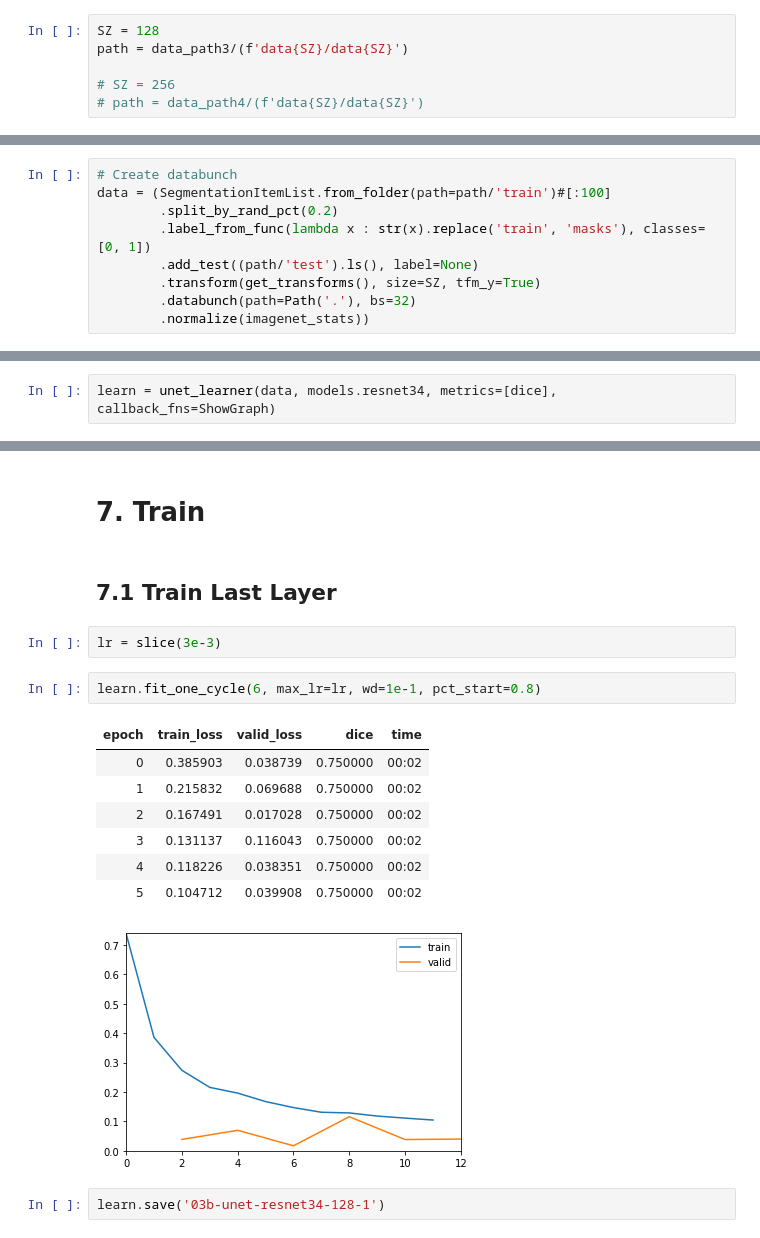
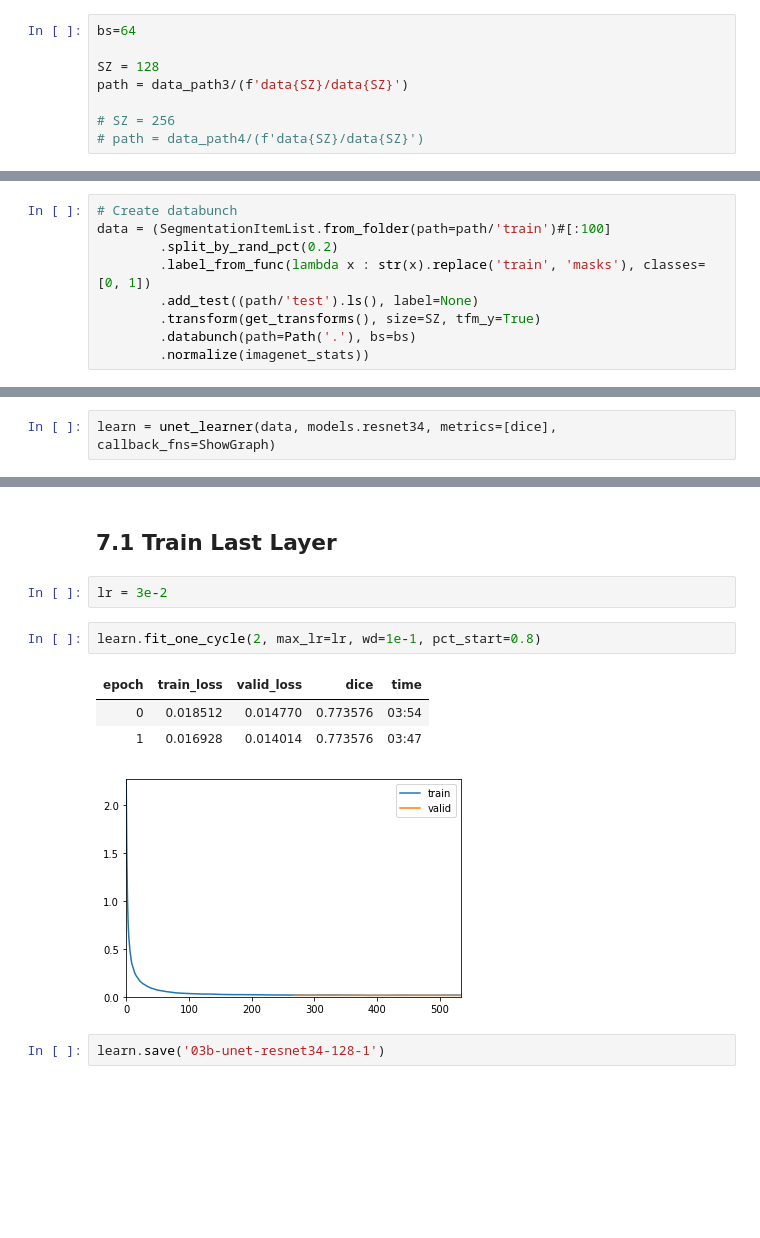
Before and after one commit to gnoparus/bualabs, a Jupyter notebook: nbs/03b-image-segmentation-siim-acr-pneumothorax-segmentation.ipynb, the cells around one changed output, grey strips where cells are left out. Drawn from its saved outputs; the diff is of its cells as text; blank space fills up the shorter version.

```diff
--- a/nbs/03b-image-segmentation-siim-acr-pneumothorax-segmentation.ipynb
+++ b/nbs/03b-image-segmentation-siim-acr-pneumothorax-segmentation.ipynb
@@ -280,6 +281,8 @@ Nothing to see
 # %% [markdown]
 เมื่อเราได้รูปด้านบนมาแล้ว เพื่อความสำดวก เราจะแปลงทั้งหมดเป็นไฟล์รูป .png แล้ว Resize เป็นขนาดต่าง ๆ ใส่ไว้ใน Folder ที่กำหนด ซึ่งมีคนทำไว้ให้เราแล้ว เราก็ไป Download มาใน Dataset3 และ 4
 # %%
+bs=64
+
 SZ = 128
 path = data_path3/(f'data{SZ}/data{SZ}')
 
@@ -310,7 +313,7 @@ data = (SegmentationItemList.from_folder(path=path/'train')#[:100]
         .label_from_func(lambda x : str(x).replace('train', 'masks'), classes=[0, 1])
         .add_test((path/'test').ls(), label=None)
         .transform(get_transforms(), size=SZ, tfm_y=True)
-        .databunch(path=Path('.'), bs=32)
+        .databunch(path=Path('.'), bs=bs)
         .normalize(imagenet_stats))
 # %%
 data.show_batch(rows=3, figsize=(12, 12))
@@ -330,20 +341,14 @@ learn.recorder.plot()
-# %% [markdown]
-# 7. Train
 # %% [markdown]
 ## 7.1 Train Last Layer
 # %%
-lr = slice(3e-3)
+lr = 3e-2
 # %%
-learn.fit_one_cycle(6, max_lr=lr, wd=1e-1, pct_start=0.8)
+learn.fit_one_cycle(2, max_lr=lr, wd=1e-1, pct_start=0.8)
 # %% [output]
 | epoch | train_loss | valid_loss | dice | time |
-| 0 | 0.385903 | 0.038739 | 0.750000 | 00:02 |
-| 1 | 0.215832 | 0.069688 | 0.750000 | 00:02 |
-| 2 | 0.167491 | 0.017028 | 0.750000 | 00:02 |
-| 3 | 0.131137 | 0.116043 | 0.750000 | 00:02 |
-| 4 | 0.118226 | 0.038351 | 0.750000 | 00:02 |
-| 5 | 0.104712 | 0.039908 | 0.750000 | 00:02 |
+| 0 | 0.018512 | 0.014770 | 0.773576 | 03:54 |
+| 1 | 0.016928 | 0.014014 | 0.773576 | 03:47 |
-[figure, old version]
+[figure, new version]
 # %%
 learn.save('03b-unet-resnet34-128-1')
 # %%
```
Also changed, not shown: parts of 11 cells of this notebook.
